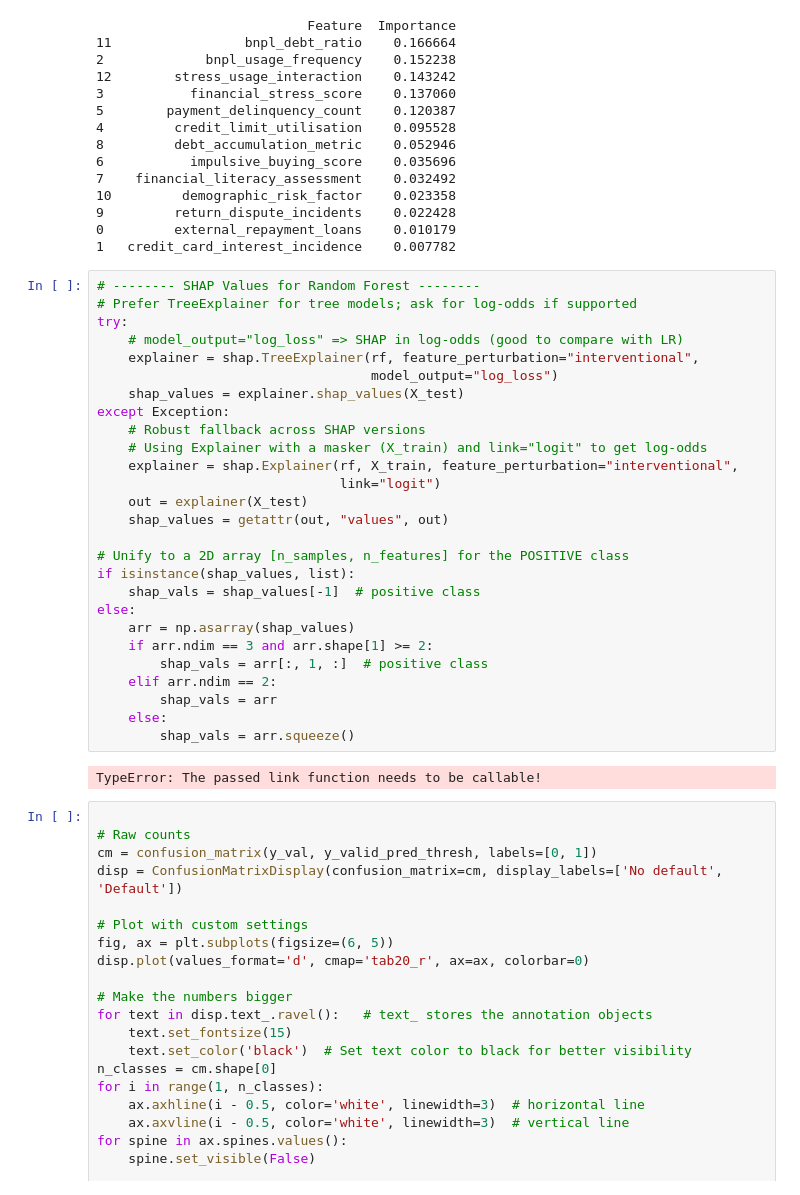
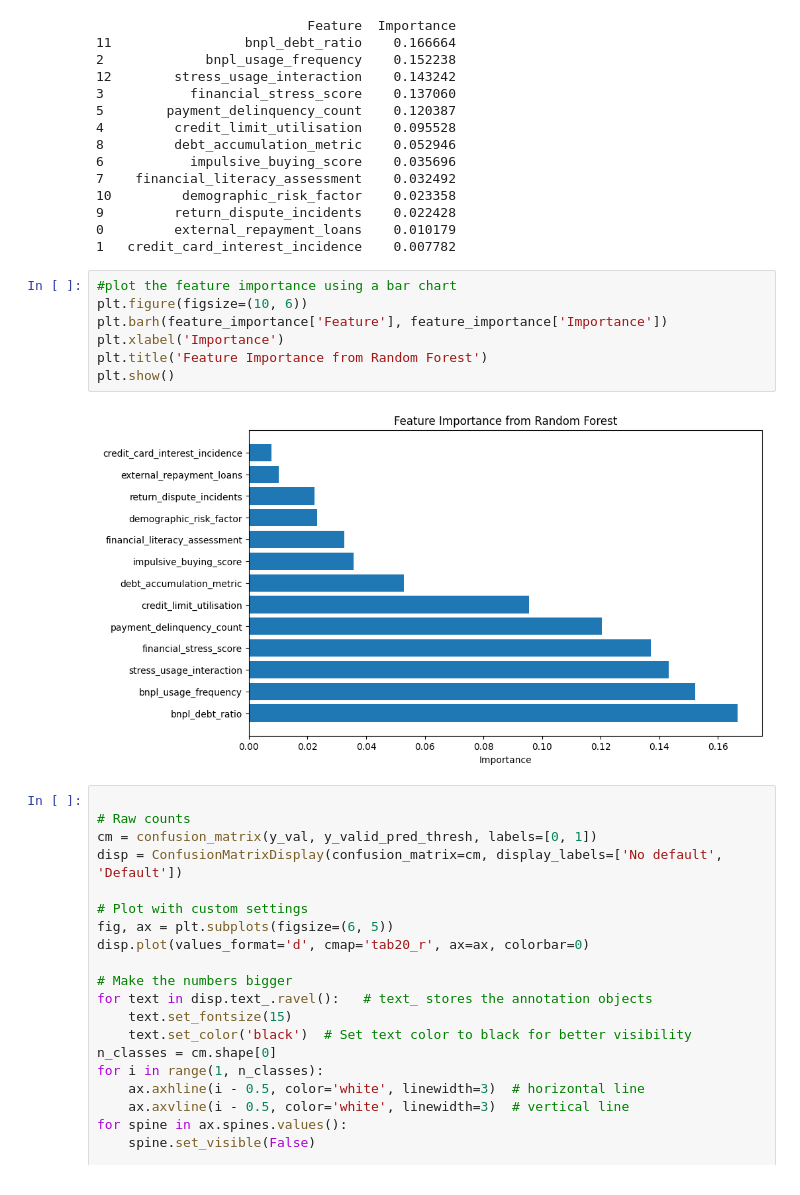
Before and after one commit to IsmailZei/Credit-Risk-Models-in-BNPL, a Jupyter notebook: Random Forest.ipynb, the cells around one changed output. Saved outputs shown, nothing was run; the diff lists cells and outputs as text.

```diff
--- a/Random Forest.ipynb
+++ b/Random Forest.ipynb
@@ -234,35 +234,15 @@ print(feature_importance)
 9         return_dispute_incidents    0.022428
 0         external_repayment_loans    0.010179
 1   credit_card_interest_incidence    0.007782
-# %%
-# -------- SHAP Values for Random Forest --------
-# Prefer TreeExplainer for tree models; ask for log-odds if supported
-try:
-    # model_output="log_loss" => SHAP in log-odds (good to compare with LR)
-    explainer = shap.TreeExplainer(rf, feature_perturbation="interventional",
-                                   model_output="log_loss")
-    shap_values = explainer.shap_values(X_test)
-except Exception:
-    # Robust fallback across SHAP versions
-    # Using Explainer with a masker (X_train) and link="logit" to get log-odds
-    explainer = shap.Explainer(rf, X_train, feature_perturbation="interventional",
-                               link="logit")
-    out = explainer(X_test)
-    shap_values = getattr(out, "values", out)
-
-# Unify to a 2D array [n_samples, n_features] for the POSITIVE class
-if isinstance(shap_values, list):
-    shap_vals = shap_values[-1]  # positive class
-else:
-    arr = np.asarray(shap_values)
-    if arr.ndim == 3 and arr.shape[1] >= 2:
-        shap_vals = arr[:, 1, :]  # positive class
-    elif arr.ndim == 2:
-        shap_vals = arr
-    else:
-        shap_vals = arr.squeeze()
-# %% [output]
-TypeError: The passed link function needs to be callable!
+# %%
+#plot the feature importance using a bar chart
+plt.figure(figsize=(10, 6))
+plt.barh(feature_importance['Feature'], feature_importance['Importance'])
+plt.xlabel('Importance')
+plt.title('Feature Importance from Random Forest')
+plt.show()
+# %% [output]
+[figure, added]
 # %%
 
 # Raw counts
```
Also changed, not shown: 2 other files.
